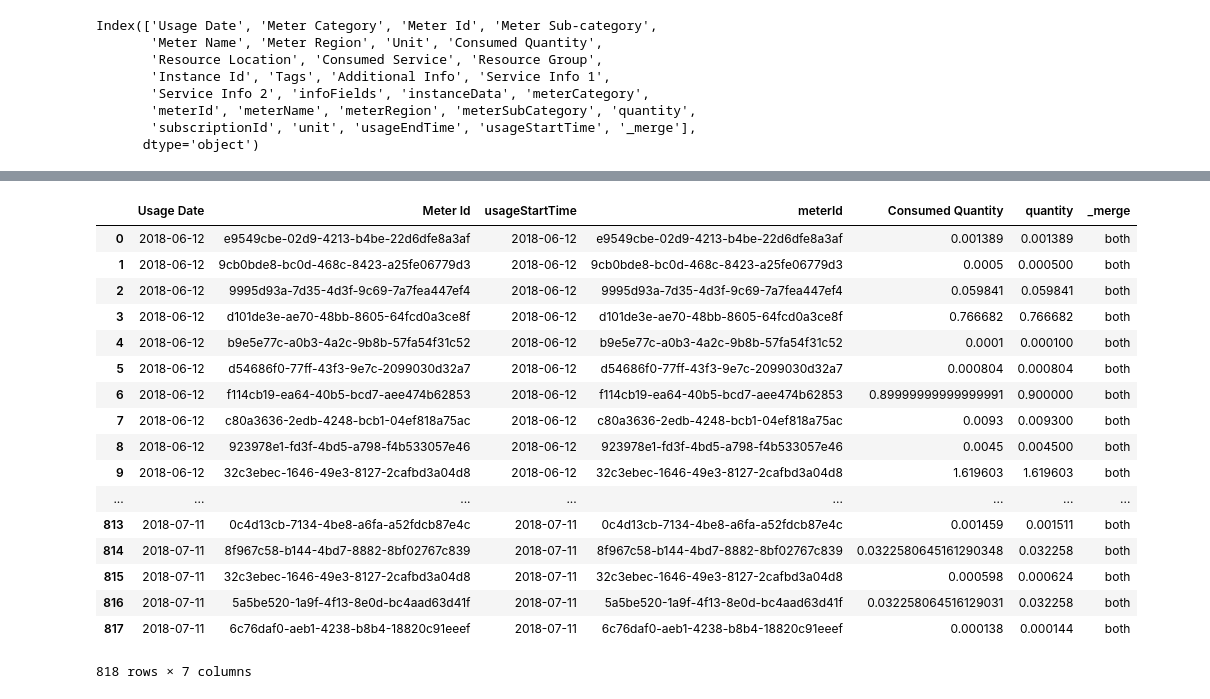
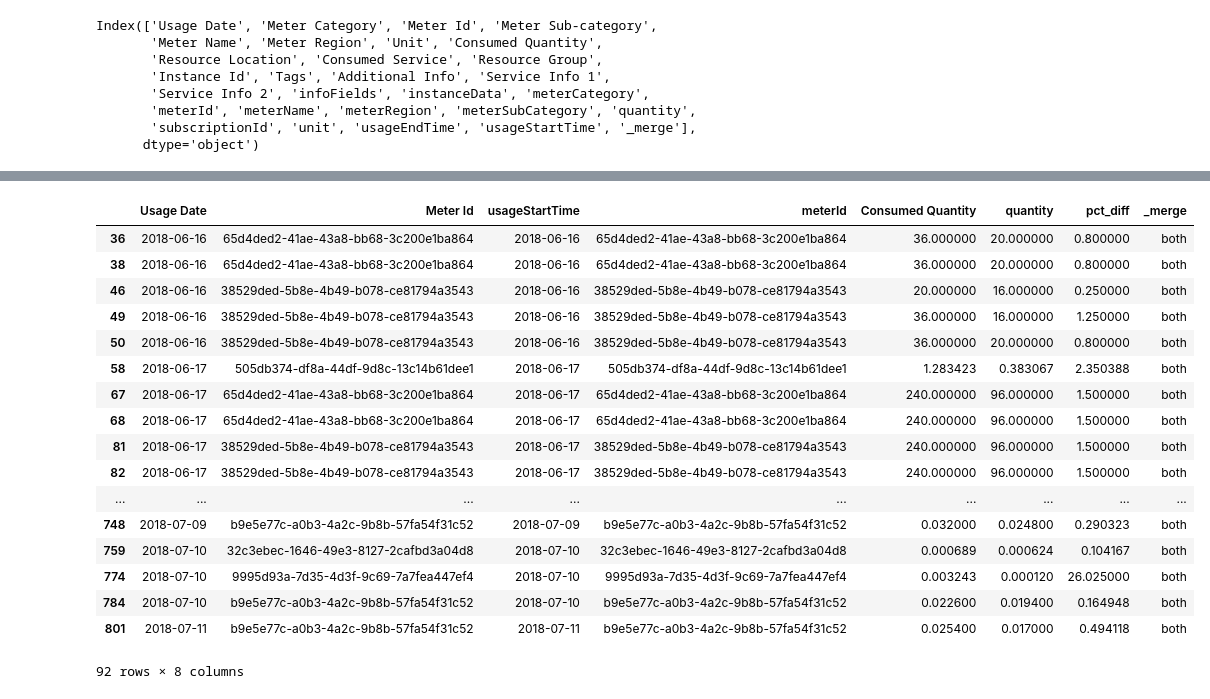
Before and after one commit to louspringer/python-azure-billing-usage, a Jupyter notebook: Reconcile API Usage with CSV Usage.ipynb, the cells around one changed output, grey strips where cells are left out. Drawn from its saved outputs; the diff is of its cells as text; code cells hidden in the pictures.

Commit message:
Added percent difference calulation to comparison of usage between API and CSV sources.

```diff
--- a/Reconcile API Usage with CSV Usage.ipynb
+++ b/Reconcile API Usage with CSV Usage.ipynb
@@ -44,3 +57,6 @@ Index(['Usage Date', 'Meter Category', 'Meter Id', 'Meter Sub-category',
        'meterId', 'meterName', 'meterRegion', 'meterSubCategory', 'quantity',
        'subscriptionId', 'unit', 'usageEndTime', 'usageStartTime', '_merge'],
       dtype='object')
+# %%
+# add a percent differnce column to compare the usage
+result['pct_diff'] = result.apply(lambda row: (row['Consumed Quantity'] - row['quantity']) / row['quantity'], axis=1)
@@ -47,21 +87,22 @@ Index(['Usage Date', 'Meter Category', 'Meter Id', 'Meter Sub-category',
 # %%
-result[['Usage Date', 'Meter Id', 'usageStartTime', 'meterId', 'Consumed Quantity', 'quantity', '_merge']]
+# show results with percent difference between CSV source and API source > 0.0
+result.loc[result['pct_diff'] > 0.000001][['Usage Date', 'Meter Id', 'usageStartTime', 'meterId', 'Consumed Quantity', 'quantity', 'pct_diff', '_merge']]
 # %% [output]
-|  | Usage Date | Meter Id | usageStartTime | meterId | Consumed Quantity | quantity | _merge |
-| 0 | 2018-06-12 | e9549cbe-02d9-4213-b4be-22d6dfe8a3af | 2018-06-12 | e9549cbe-02d9-4213-b4be-22d6dfe8a3af | 0.001389 | 0.001389 | both |
-| 1 | 2018-06-12 | 9cb0bde8-bc0d-468c-8423-a25fe06779d3 | 2018-06-12 | 9cb0bde8-bc0d-468c-8423-a25fe06779d3 | 0.0005 | 0.000500 | both |
-| 2 | 2018-06-12 | 9995d93a-7d35-4d3f-9c69-7a7fea447ef4 | 2018-06-12 | 9995d93a-7d35-4d3f-9c69-7a7fea447ef4 | 0.059841 | 0.059841 | both |
-| 3 | 2018-06-12 | d101de3e-ae70-48bb-8605-64fcd0a3ce8f | 2018-06-12 | d101de3e-ae70-48bb-8605-64fcd0a3ce8f | 0.766682 | 0.766682 | both |
-| 4 | 2018-06-12 | b9e5e77c-a0b3-4a2c-9b8b-57fa54f31c52 | 2018-06-12 | b9e5e77c-a0b3-4a2c-9b8b-57fa54f31c52 | 0.0001 | 0.000100 | both |
-| 5 | 2018-06-12 | d54686f0-77ff-43f3-9e7c-2099030d32a7 | 2018-06-12 | d54686f0-77ff-43f3-9e7c-2099030d32a7 | 0.000804 | 0.000804 | both |
-| 6 | 2018-06-12 | f114cb19-ea64-40b5-bcd7-aee474b62853 | 2018-06-12 | f114cb19-ea64-40b5-bcd7-aee474b62853 | 0.89999999999999991 | 0.900000 | both |
-| 7 | 2018-06-12 | c80a3636-2edb-4248-bcb1-04ef818a75ac | 2018-06-12 | c80a3636-2edb-4248-bcb1-04ef818a75ac | 0.0093 | 0.009300 | both |
-| 8 | 2018-06-12 | 923978e1-fd3f-4bd5-a798-f4b533057e46 | 2018-06-12 | 923978e1-fd3f-4bd5-a798-f4b533057e46 | 0.0045 | 0.004500 | both |
-| 9 | 2018-06-12 | 32c3ebec-1646-49e3-8127-2cafbd3a04d8 | 2018-06-12 | 32c3ebec-1646-49e3-8127-2cafbd3a04d8 | 1.619603 | 1.619603 | both |
-| ... | ... | ... | ... | ... | ... | ... | ... |
-| 813 | 2018-07-11 | 0c4d13cb-7134-4be8-a6fa-a52fdcb87e4c | 2018-07-11 | 0c4d13cb-7134-4be8-a6fa-a52fdcb87e4c | 0.001459 | 0.001511 | both |
-| 814 | 2018-07-11 | 8f967c58-b144-4bd7-8882-8bf02767c839 | 2018-07-11 | 8f967c58-b144-4bd7-8882-8bf02767c839 | 0.0322580645161290348 | 0.032258 | both |
-| 815 | 2018-07-11 | 32c3ebec-1646-49e3-8127-2cafbd3a04d8 | 2018-07-11 | 32c3ebec-1646-49e3-8127-2cafbd3a04d8 | 0.000598 | 0.000624 | both |
-| 816 | 2018-07-11 | 5a5be520-1a9f-4f13-8e0d-bc4aad63d41f | 2018-07-11 | 5a5be520-1a9f-4f13-8e0d-bc4aad63d41f | 0.032258064516129031 | 0.032258 | both |
-| 817 | 2018-07-11 | 6c76daf0-aeb1-4238-b8b4-18820c91eeef | 2018-07-11 | 6c76daf0-aeb1-4238-b8b4-18820c91eeef | 0.000138 | 0.000144 | both |
+|  | Usage Date | Meter Id | usageStartTime | meterId | Consumed Quantity | quantity | pct_diff | _merge |
+| 36 | 2018-06-16 | 65d4ded2-41ae-43a8-bb68-3c200e1ba864 | 2018-06-16 | 65d4ded2-41ae-43a8-bb68-3c200e1ba864 | 36.000000 | 20.000000 | 0.800000 | both |
+| 38 | 2018-06-16 | 65d4ded2-41ae-43a8-bb68-3c200e1ba864 | 2018-06-16 | 65d4ded2-41ae-43a8-bb68-3c200e1ba864 | 36.000000 | 20.000000 | 0.800000 | both |
+| 46 | 2018-06-16 | 38529ded-5b8e-4b49-b078-ce81794a3543 | 2018-06-16 | 38529ded-5b8e-4b49-b078-ce81794a3543 | 20.000000 | 16.000000 | 0.250000 | both |
+| 49 | 2018-06-16 | 38529ded-5b8e-4b49-b078-ce81794a3543 | 2018-06-16 | 38529ded-5b8e-4b49-b078-ce81794a3543 | 36.000000 | 16.000000 | 1.250000 | both |
+| 50 | 2018-06-16 | 38529ded-5b8e-4b49-b078-ce81794a3543 | 2018-06-16 | 38529ded-5b8e-4b49-b078-ce81794a3543 | 36.000000 | 20.000000 | 0.800000 | both |
+| 58 | 2018-06-17 | 505db374-df8a-44df-9d8c-13c14b61dee1 | 2018-06-17 | 505db374-df8a-44df-9d8c-13c14b61dee1 | 1.283423 | 0.383067 | 2.350388 | both |
+| 67 | 2018-06-17 | 65d4ded2-41ae-43a8-bb68-3c200e1ba864 | 2018-06-17 | 65d4ded2-41ae-43a8-bb68-3c200e1ba864 | 240.000000 | 96.000000 | 1.500000 | both |
+| 68 | 2018-06-17 | 65d4ded2-41ae-43a8-bb68-3c200e1ba864 | 2018-06-17 | 65d4ded2-41ae-43a8-bb68-3c200e1ba864 | 240.000000 | 96.000000 | 1.500000 | both |
+| 81 | 2018-06-17 | 38529ded-5b8e-4b49-b078-ce81794a3543 | 2018-06-17 | 38529ded-5b8e-4b49-b078-ce81794a3543 | 240.000000 | 96.000000 | 1.500000 | both |
+| 82 | 2018-06-17 | 38529ded-5b8e-4b49-b078-ce81794a3543 | 2018-06-17 | 38529ded-5b8e-4b49-b078-ce81794a3543 | 240.000000 | 96.000000 | 1.500000 | both |
+| ... | ... | ... | ... | ... | ... | ... | ... | ... |
+| 748 | 2018-07-09 | b9e5e77c-a0b3-4a2c-9b8b-57fa54f31c52 | 2018-07-09 | b9e5e77c-a0b3-4a2c-9b8b-57fa54f31c52 | 0.032000 | 0.024800 | 0.290323 | both |
+| 759 | 2018-07-10 | 32c3ebec-1646-49e3-8127-2cafbd3a04d8 | 2018-07-10 | 32c3ebec-1646-49e3-8127-2cafbd3a04d8 | 0.000689 | 0.000624 | 0.104167 | both |
+| 774 | 2018-07-10 | 9995d93a-7d35-4d3f-9c69-7a7fea447ef4 | 2018-07-10 | 9995d93a-7d35-4d3f-9c69-7a7fea447ef4 | 0.003243 | 0.000120 | 26.025000 | both |
+| 784 | 2018-07-10 | b9e5e77c-a0b3-4a2c-9b8b-57fa54f31c52 | 2018-07-10 | b9e5e77c-a0b3-4a2c-9b8b-57fa54f31c52 | 0.022600 | 0.019400 | 0.164948 | both |
+| 801 | 2018-07-11 | b9e5e77c-a0b3-4a2c-9b8b-57fa54f31c52 | 2018-07-11 | b9e5e77c-a0b3-4a2c-9b8b-57fa54f31c52 | 0.025400 | 0.017000 | 0.494118 | both |
-818 rows × 7 columns
+92 rows × 8 columns
```
Also changed, not shown: parts of 6 cells of this notebook, 1 other file.
